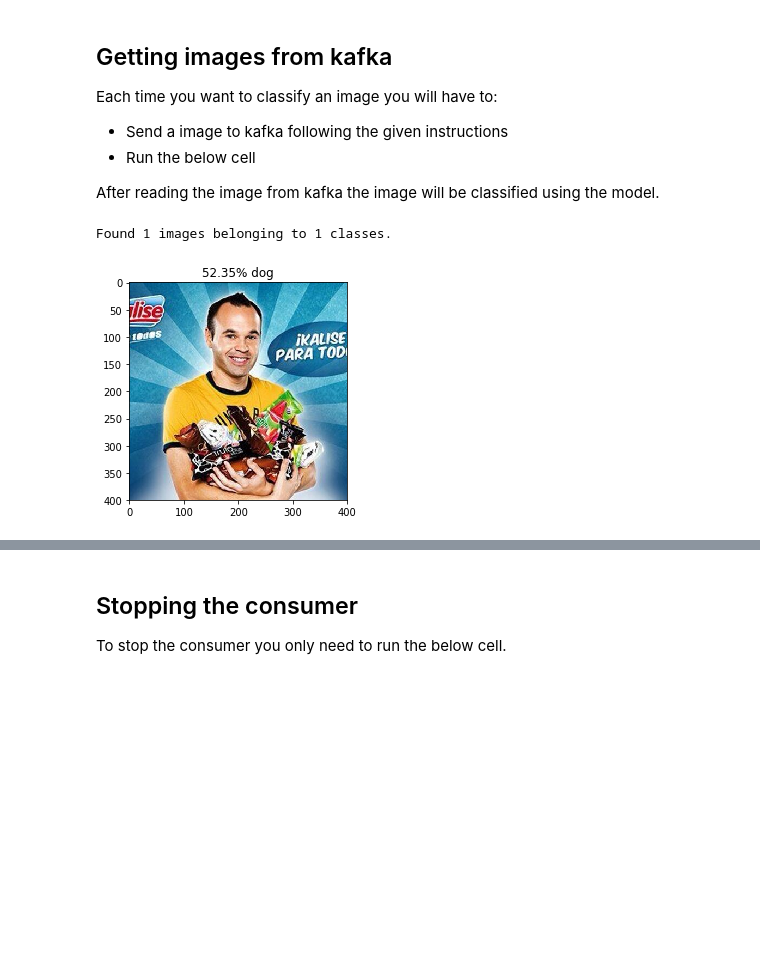
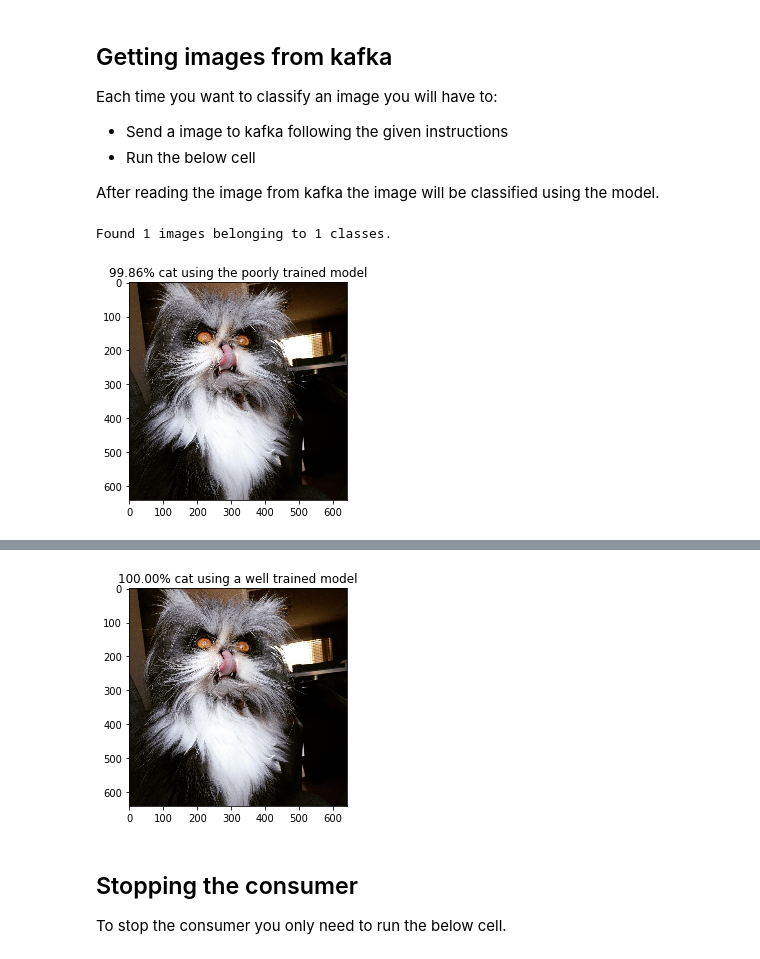
Before and after one commit to jadebustos/ocp-science, a Jupyter notebook: Scientific_Applications/ai-notebook/docker/image_classifier.ipynb, the cells around one changed output, grey strips where cells are left out. Cells and saved outputs as stored; diff of their text form; code cells hidden in the pictures; blank space fills up the shorter version.

Commit message:
added trained model code and some fixes

```diff
--- a/Scientific_Applications/ai-notebook/docker/image_classifier.ipynb
+++ b/Scientific_Applications/ai-notebook/docker/image_classifier.ipynb
@@ -201,34 +201,57 @@ After reading the image from kafka the image will be classified using the model.
 # %%
 consumer.poll()
 
 for message in consumer:
   message = message.value
   fd = open(imgfilename,'wb')
   fd.write(message)
   fd.close()
   break
 
 test_generator = test_data_generator.flow_from_directory(
     test_data_dir,
     target_size=(IMAGE_WIDTH, IMAGE_HEIGHT),
     batch_size=1,
     class_mode="binary",
     shuffle=False)
 
-# Testing
+# Testing with the model we have just trained (poorly trained model)
 open(TEST_FILE,"w")
 probabilities = model.predict_generator(test_generator, TEST_SIZE)
 for index, probability in enumerate(probabilities):
     image_path = test_data_dir + "/" +test_generator.filenames[index]
     img = mpimg.imread(image_path)
     with open(TEST_FILE,"a") as fh:
         fh.write(str(probability[0]) + " for: " + image_path + "\n")
     plt.imshow(img)
     if probability > 0.5:
-        plt.title("%.2f" % (probability[0]*100) + "% dog")
+        plt.title("%.2f" % (probability[0]*100) + "% dog using the poorly trained model")
     else:
-        plt.title("%.2f" % ((1-probability[0])*100) + "% cat")
+        plt.title("%.2f" % ((1-probability[0])*100) + "% cat using the poorly trained model")
     plt.show()
+
+# Testing with a well trained model
+
+# loading a well trained model
+model.load_weights("trained-model.h5")
+
+open(TEST_FILE,"w")
+probabilities = model.predict_generator(test_generator, TEST_SIZE)
+for index, probability in enumerate(probabilities):
+    image_path = test_data_dir + "/" +test_generator.filenames[index]
+    img = mpimg.imread(image_path)
+    with open(TEST_FILE,"a") as fh:
+        fh.write(str(probability[0]) + " for: " + image_path + "\n")
+    plt.imshow(img)
+    if probability > 0.5:
+        plt.title("%.2f" % (probability[0]*100) + "% dog using a well trained model")
+    else:
+        plt.title("%.2f" % ((1-probability[0])*100) + "% cat using a well trained model")
+    plt.show()
+
+# reloading the poorly trained model
+
+model.load_weights(MODEL_FILE)
 # %% [output]
 Found 1 images belonging to 1 classes.
-[figure, old version]
+[figure, new version]
@@ -236,3 +258,4 @@ W0725 19:27:50.692603 139935549650688 base.py:971] Heartbeat poll expired, leavi
+[figure, added]
 # %% [markdown]
 ## Stopping the consumer
 
```
Also changed, not shown: parts of 2 cells of this notebook, 2 other files.
